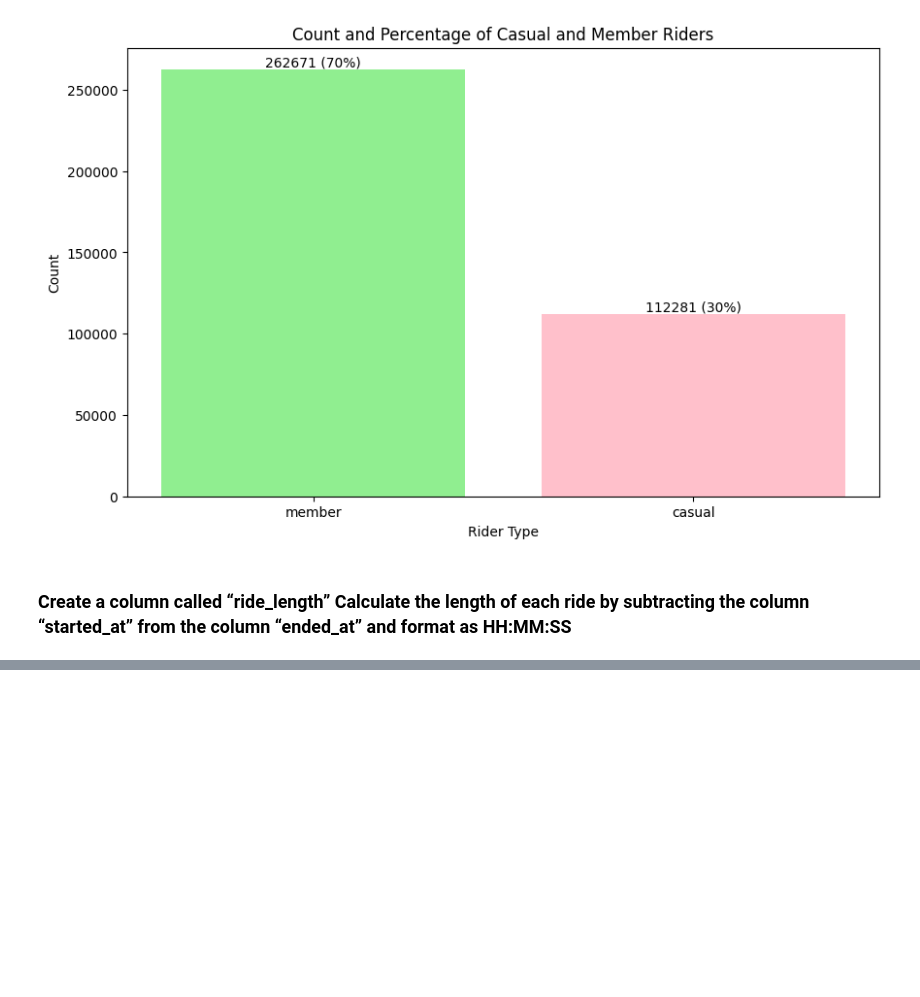
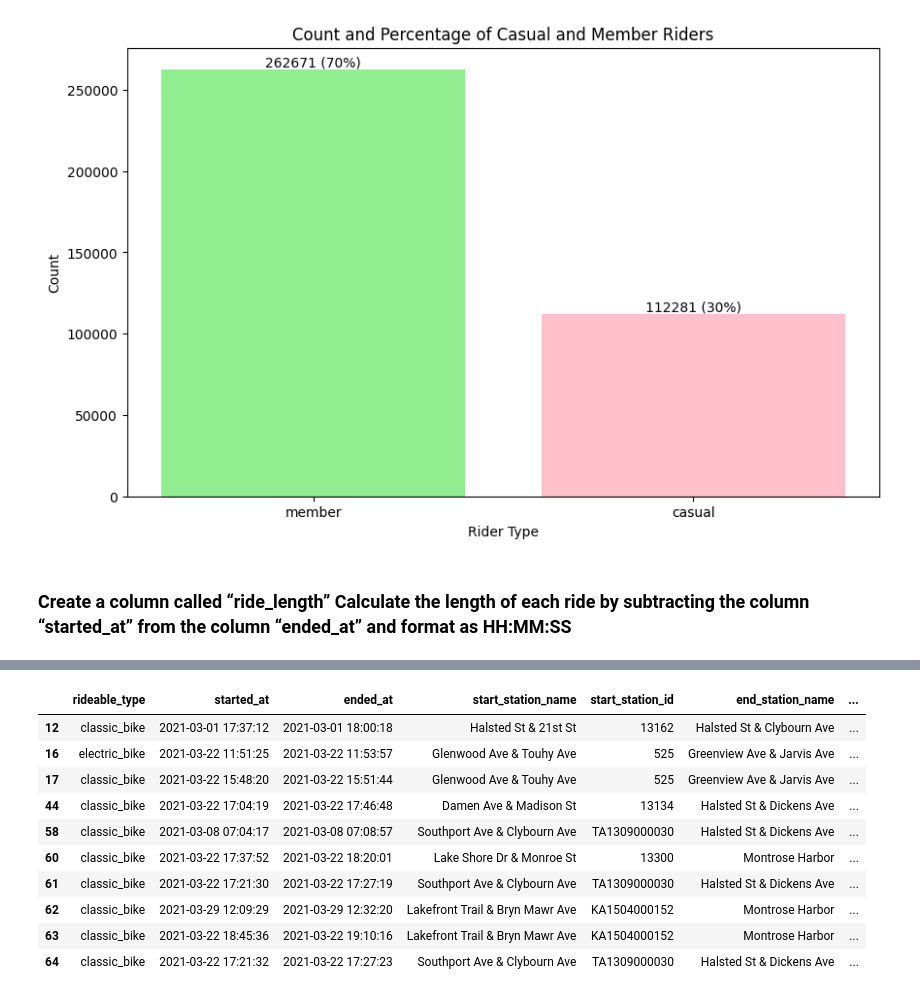
Before and after one commit to Nazneen-akram/coursera-rep, a Jupyter notebook: Google_CaseStudy_Bike_Share.ipynb, the cells around one changed output, grey strips where cells are left out. Cells and saved outputs as stored; diff of their text form; code cells hidden in the pictures; blank space fills up the shorter version.

```diff
--- a/Google_CaseStudy_Bike_Share.ipynb
+++ b/Google_CaseStudy_Bike_Share.ipynb
@@ -233,3 +233,10 @@ all_data.head()
 | 2 | 846D87A15682A284 | classic_bike | 2021-03-11 21:17:29 | 2021-03-11 21:33:53 | Shields Ave & 28th Pl | 15443 | Halsted St & 35th St | ... |
 | 3 | 994D05AA75A168F2 | classic_bike | 2021-03-11 13:26:42 | 2021-03-11 13:55:41 | Winthrop Ave & Lawrence Ave | TA1308000021 | Broadway & Sheridan Rd | ... |
 | 4 | DF7464FBE92D8308 | classic_bike | 2021-03-21 09:09:37 | 2021-03-21 09:27:33 | Glenwood Ave & Touhy Ave | 525 | Chicago Ave & Sheridan Rd | ... |
+# %%
+# Assuming all_data is your DataFrame
+all_data['day_of_week'] = all_data['started_at'].dt.dayofweek
+all_data
+# Assuming all_data is your DataFrame
+day_mapping = {1: 'Tuesday', 2: 'Wednesday', 3: 'Thursday', 4: 'Friday', 5: 'Saturday', 6: 'Sunday', 7: 'Monday'}
+all_data['days_of_week'] = all_data['day_of_week'].map(day_mapping)
@@ -235,0 +252,7 @@ all_data.head()
+# %%
+#removing the columns ride_id, start_lat, start_lng, end_lat, end_long and day_of_week as these do not contain useful information for analysis
+
+# Assuming all_data is your DataFrame
+columns_to_drop = ['ride_id', 'start_lat', 'start_lng', 'end_lat', 'end_lng', 'day_of_week']
+all_data = all_data.drop(columns=columns_to_drop)
+all_data.head()
@@ -235,0 +266,18 @@ all_data.head()
+# %%
+# where start_station_name, end_station_name is replace, replace with value 'Unknown'. Where
+
+# Assuming all_data is your DataFrame
+null_rows = all_data[all_data['days_of_week'].isnull()]
+null_rows.head(10)
+# %% [output]
+|  | rideable_type | started_at | ended_at | start_station_name | start_station_id | end_station_name | ... |
+| 12 | classic_bike | 2021-03-01 17:37:12 | 2021-03-01 18:00:18 | Halsted St & 21st St | 13162 | Halsted St & Clybourn Ave | ... |
+| 16 | electric_bike | 2021-03-22 11:51:25 | 2021-03-22 11:53:57 | Glenwood Ave & Touhy Ave | 525 | Greenview Ave & Jarvis Ave | ... |
+| 17 | classic_bike | 2021-03-22 15:48:20 | 2021-03-22 15:51:44 | Glenwood Ave & Touhy Ave | 525 | Greenview Ave & Jarvis Ave | ... |
+| 44 | classic_bike | 2021-03-22 17:04:19 | 2021-03-22 17:46:48 | Damen Ave & Madison St | 13134 | Halsted St & Dickens Ave | ... |
+| 58 | classic_bike | 2021-03-08 07:04:17 | 2021-03-08 07:08:57 | Southport Ave & Clybourn Ave | TA1309000030 | Halsted St & Dickens Ave | ... |
+| 60 | classic_bike | 2021-03-22 17:37:52 | 2021-03-22 18:20:01 | Lake Shore Dr & Monroe St | 13300 | Montrose Harbor | ... |
+| 61 | classic_bike | 2021-03-22 17:21:30 | 2021-03-22 17:27:19 | Southport Ave & Clybourn Ave | TA1309000030 | Halsted St & Dickens Ave | ... |
+| 62 | classic_bike | 2021-03-29 12:09:29 | 2021-03-29 12:32:20 | Lakefront Trail & Bryn Mawr Ave | KA1504000152 | Montrose Harbor | ... |
+| 63 | classic_bike | 2021-03-22 18:45:36 | 2021-03-22 19:10:16 | Lakefront Trail & Bryn Mawr Ave | KA1504000152 | Montrose Harbor | ... |
+| 64 | classic_bike | 2021-03-22 17:21:32 | 2021-03-22 17:27:23 | Southport Ave & Clybourn Ave | TA1309000030 | Halsted St & Dickens Ave | ... |
```
Also changed, not shown: parts of 3 cells of this notebook.
